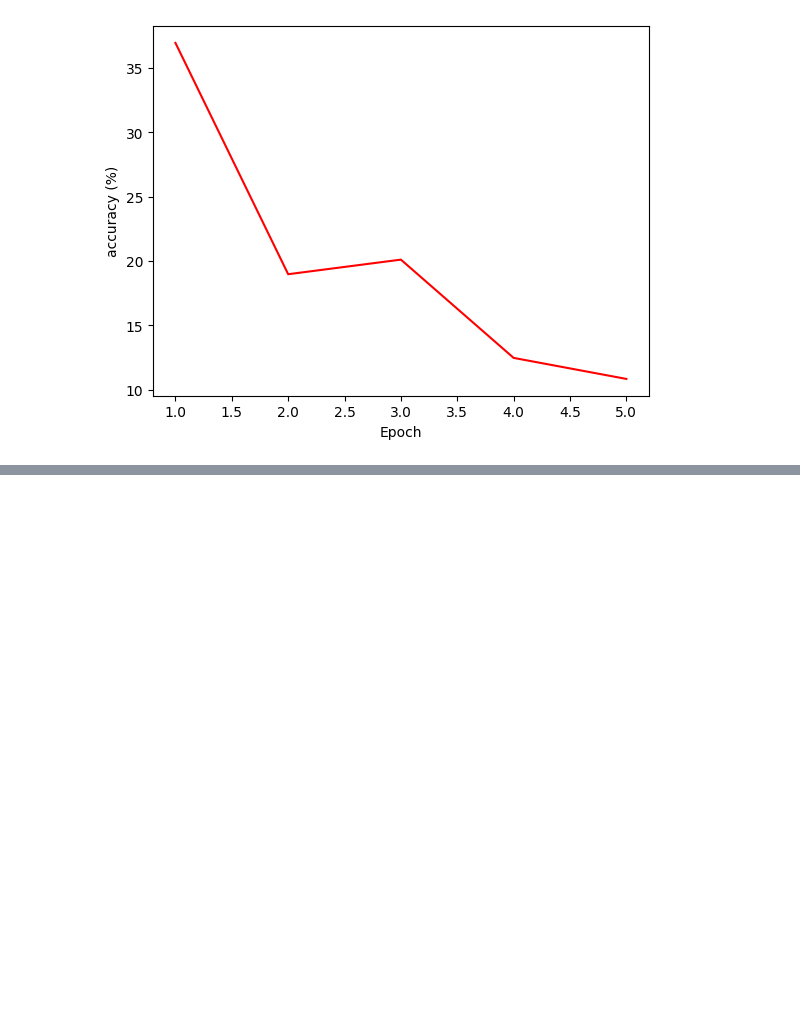
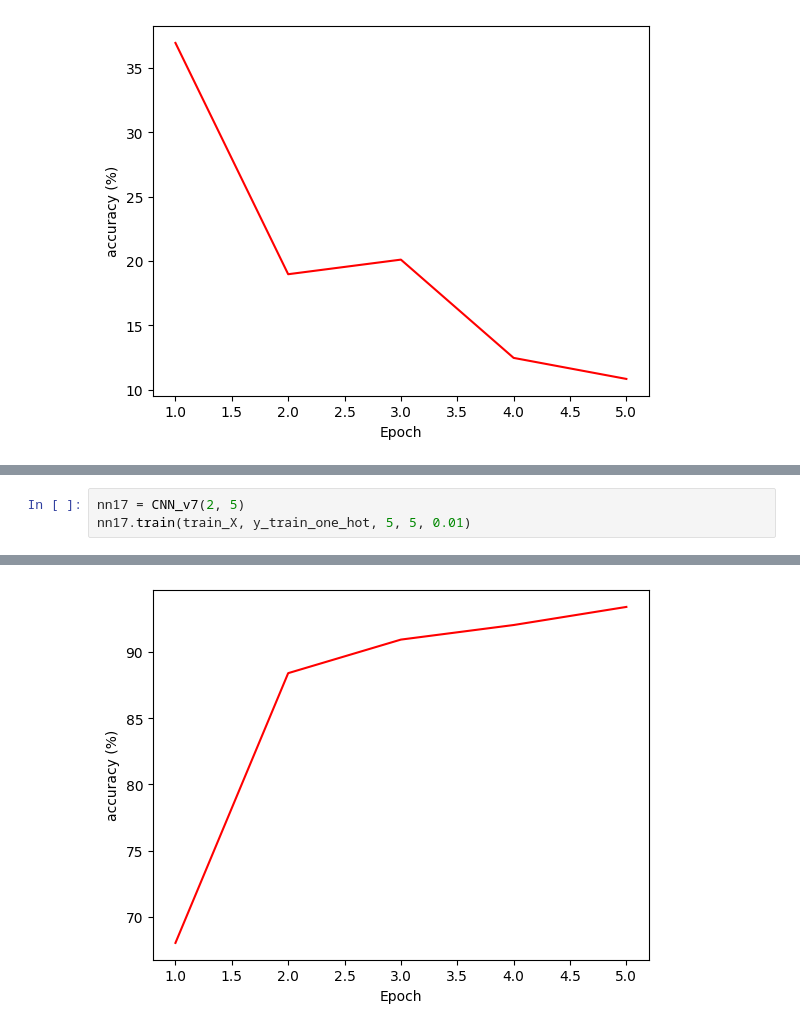
Before and after one commit to SROP6313/KDD_2023summer_course_HW, a Jupyter notebook: 20230731_HW_CNN/summer_course_HW6.ipynb, the cells around one changed output, grey strips where cells are left out. Drawn from its saved outputs; the diff is of its cells as text; blank space fills up the shorter version.

```diff
--- a/20230731_HW_CNN/summer_course_HW6.ipynb
+++ b/20230731_HW_CNN/summer_course_HW6.ipynb
@@ -1176,0 +1603,4 @@ Epoch 5, error = 0.32981538, training accuracy = 10.833 %, testing accuracy = 10
+# %%
+nn17 = CNN_v7(2, 5)
+nn17.train(train_X, y_train_one_hot, 5, 5, 0.01)
+# %% [output]
@@ -1177,3 +1612,4 @@ Epoch 5, error = 0.32981538, training accuracy = 10.833 %, testing accuracy = 10
+[figure, added]
 # %% [markdown]
 # **Conclusion**
 1.當filter size越大，feature map越小，裡面的值會越大，越有可能會導致梯度爆炸，可用pooling或降低learning rate的方式解決。<p>
```
Also changed, not shown: parts of 7 cells of this notebook, 1 other file.
